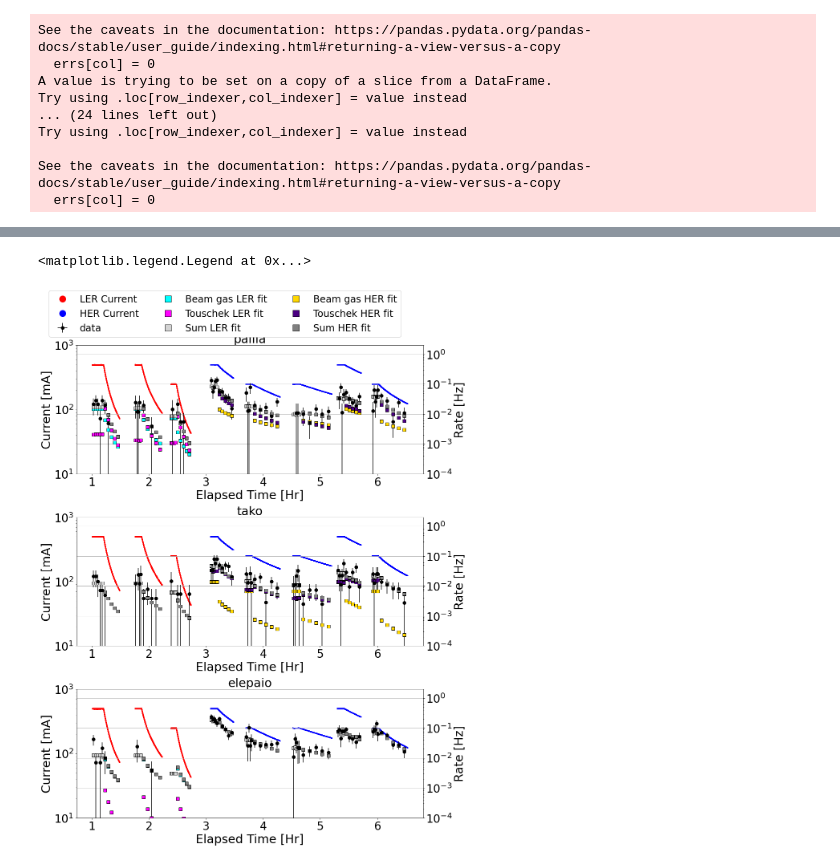
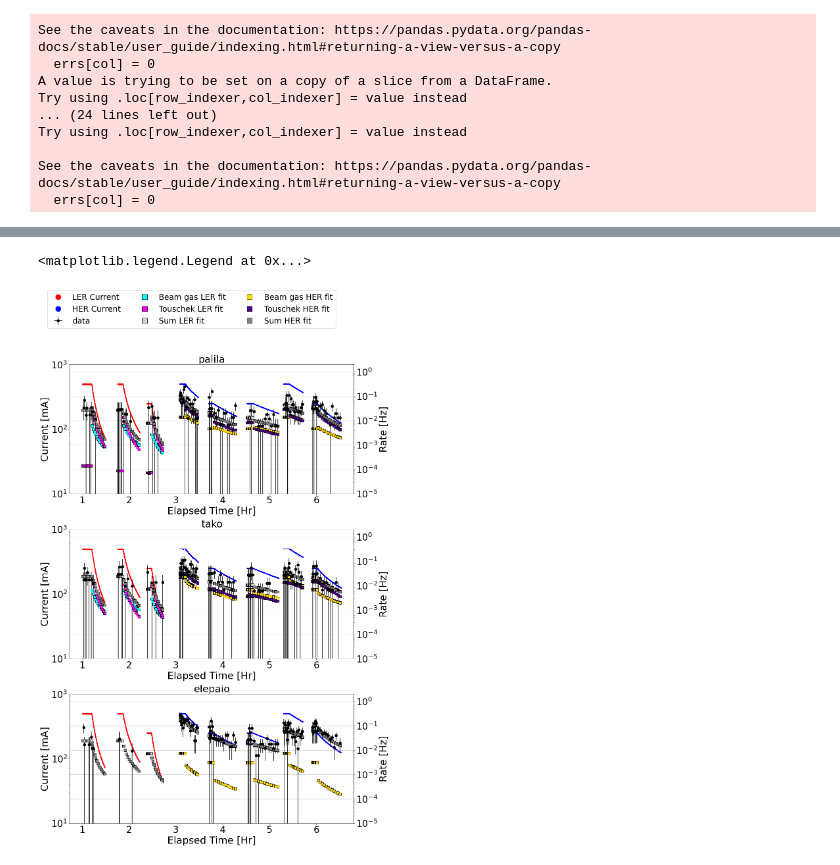
Before and after one commit to jschuel/jeff_workspace, a Jupyter notebook: analysis/phase3/make_single_beam_plots.ipynb, the cells around one changed output, grey strips where cells are left out. Saved outputs shown, nothing was run; the diff lists cells and outputs as text; code cells hidden in the pictures.

```diff
--- a/analysis/phase3/make_single_beam_plots.ipynb
+++ b/analysis/phase3/make_single_beam_plots.ipynb
@@ -36,10 +55,10 @@ See the caveats in the documentation: https://pandas.pydata.org/pandas-docs/stab
 # %%
 data = a.get_raw_study_data()
 data.columns
-avg1 = a.compute_means_and_errs('LER', 'Cont_inj', 5)
-avg2 = a.compute_means_and_errs('LER', 'Decay', 5)
-avg3 = a.compute_means_and_errs('HER', 'Cont_inj', 5)
-avg4 = a.compute_means_and_errs('HER', 'Decay', 5)
+avg1 = a.compute_means_and_errs('LER', 'Cont_inj', 12)
+avg2 = a.compute_means_and_errs('LER', 'Decay', 12)
+avg3 = a.compute_means_and_errs('HER', 'Cont_inj', 12)
+avg4 = a.compute_means_and_errs('HER', 'Decay', 12)
 data_avg = avg1.append([avg2,avg3,avg4])
 data_avg.index = [i for i in range(0,len(data_avg))]
 data_avg['ts_err']= data_avg['ts_err']/3600
@@ -77,6 +97,6 @@ Index(['ts', 'I_HER', 'I_LER', 'P_HER', 'P_LER', 'Sy_HER', 'Sy_LER',
       dtype='object')
 # %%
-bins = 5
+bins = 12
 study_types = ['LER', 'HER']
 study_periods = ["Cont_inj", "Decay"]
 tpcs = ['iiwi', 'nene', 'humu', 'palila', 'tako', 'elepaio']
@@ -158,7 +178,7 @@ plt.rc('xtick', labelsize=28)
 plt.rc('ytick', labelsize=28)
 plt.rc('axes', labelsize=30)
 plt.rc('axes', titlesize=30)
-plt.figure(figsize = (15,18))
+plt.figure(figsize = (15,21))
 i = 1
 for tpc in ['palila', 'tako', 'elepaio']:
     plt.subplot(3,1,i)
@@ -181,41 +201,41 @@ for tpc in ['palila', 'tako', 'elepaio']:
     #    else:
     #        plt.ylim(0,0.4)
     plt.yscale("Log")
-    plt.ylim(1e-4,2)
+    plt.ylim(1e-5,2)
     plt.plot(data_avg.loc[(data_avg['LER_study_flag']==1) & (data_avg['Cont_inj_flag']==1)]['ts'], fit_bg['%s_Cont_inj_LER'%(tpc)][data_avg.loc[(data_avg['LER_study_flag']==1) & (data_avg['Cont_inj_flag']==1)].index.to_numpy()], 's', color = 'cyan', label = 'Predicted beam-gas rate', markersize = 8, markeredgecolor = 'black')
     plt.plot(data_avg.loc[(data_avg['HER_study_flag']==1) & (data_avg['Cont_inj_flag']==1)]['ts'], fit_bg['%s_Cont_inj_HER'%(tpc)][data_avg.loc[(data_avg['HER_study_flag']==1) & (data_avg['Cont_inj_flag']==1)].index.to_numpy()], 's', color = 'gold', label = 'Predicted beam-gas rate', markersize = 8, markeredgecolor = 'black')
     plt.plot(data_avg.loc[(data_avg['LER_study_flag']==1) & (data_avg['Decay_flag']==1)]['ts'], fit_bg['%s_Decay_LER'%(tpc)][data_avg.loc[(data_avg['LER_study_flag']==1) & (data_avg['Decay_flag']==1)].index.to_numpy()], 's', color = 'cyan', label = 'Predicted beam-gas rate', markersize = 8, markeredgecolor = 'black')
     plt.plot(data_avg.loc[(data_avg['HER_study_flag']==1) & (data_avg['Decay_flag']==1)]['ts'], fit_bg['%s_Decay_HER'%(tpc)][data_avg.loc[(data_avg['HER_study_flag']==1) & (data_avg['Decay_flag']==1)].index.to_numpy()], 's', color = 'gold', label = 'Predicted beam-gas rate', markersize = 8, markeredgecolor = 'black')
     plt.plot(data_avg.loc[(data_avg['LER_study_flag']==1) & (data_avg['Cont_inj_flag']==1)]['ts'], fit_t['%s_Cont_inj_LER'%(tpc)][data_avg.loc[(data_avg['LER_study_flag']==1) & (data_avg['Cont_inj_flag']==1)].index.to_numpy()], 's', color = 'magenta', label = 'Predicted Touschek rate', markersize = 8, markeredgecolor = 'black')
     plt.plot(data_avg.loc[(data_avg['HER_study_flag']==1) & (data_avg['Cont_inj_flag']==1)]['ts'], fit_t['%s_Cont_inj_HER'%(tpc)][data_avg.loc[(data_avg['HER_study_flag']==1) & (data_avg['Cont_inj_flag']==1)].index.to_numpy()], 's', color = 'indigo', label = 'Predicted Touschek rate', markersize = 8, markeredgecolor = 'black')
     plt.plot(data_avg.loc[(data_avg['LER_study_flag']==1) & (data_avg['Decay_flag']==1)]['ts'], fit_t['%s_Decay_LER'%(tpc)][data_avg.loc[(data_avg['LER_study_flag']==1) & (data_avg['Decay_flag']==1)].index.to_numpy()], 's', color = 'magenta', label = 'Predicted Touschek rate', markersize = 8, markeredgecolor = 'black')
     plt.plot(data_avg.loc[(data_avg['HER_study_flag']==1) & (data_avg['Decay_flag']==1)]['ts'], fit_t['%s_Decay_HER'%(tpc)][data_avg.loc[(data_avg['HER_study_flag']==1) & (data_avg['Decay_flag']==1)].index.to_numpy()], 's', color = 'indigo', label = 'Predicted Touschek rate', markersize = 8, markeredgecolor = 'black')
     plt.plot(data_avg.loc[(data_avg['LER_study_flag']==1) & (data_avg['Cont_inj_flag']==1)]['ts'], fit['%s_Cont_inj_LER'%(tpc)][data_avg.loc[(data_avg['LER_study_flag']==1) & (data_avg['Cont_inj_flag']==1)].index.to_numpy()], 's', color = 'lightgray', label = 'Predicted Touschek rate', markersize = 8, markeredgecolor = 'black')
     plt.plot(data_avg.loc[(data_avg['HER_study_flag']==1) & (data_avg['Cont_inj_flag']==1)]['ts'], fit['%s_Cont_inj_HER'%(tpc)][data_avg.loc[(data_avg['HER_study_flag']==1) & (data_avg['Cont_inj_flag']==1)].index.to_numpy()], 's', color = 'lightgray', label = 'Predicted Touschek rate', markersize = 8, markeredgecolor = 'black')
     plt.plot(data_avg.loc[(data_avg['LER_study_flag']==1) & (data_avg['Decay_flag']==1)]['ts'], fit['%s_Decay_LER'%(tpc)][data_avg.loc[(data_avg['LER_study_flag']==1) & (data_avg['Decay_flag']==1)].index.to_numpy()], 's', color = 'tab:gray', label = 'Predicted Touschek rate', markersize = 8, markeredgecolor = 'black')
     plt.plot(data_avg.loc[(data_avg['HER_study_flag']==1) & (data_avg['Decay_flag']==1)]['ts'], fit['%s_Decay_HER'%(tpc)][data_avg.loc[(data_avg['HER_study_flag']==1) & (data_avg['Decay_flag']==1)].index.to_numpy()], 's', color = 'tab:gray', label = 'Predicted Touschek rate', markersize = 8, markeredgecolor = 'black')
     p = plt.errorbar(data_avg.loc[(data_avg['LER_study_flag']==1) & (data_avg['Cont_inj_flag']==1)]['ts'], data_avg.loc[(data_avg['LER_study_flag']==1) & (data_avg['Cont_inj_flag']==1)][tpc+'_neutrons'], data_avg.loc[(data_avg['LER_study_flag']==1) & (data_avg['Cont_inj_flag']==1)][tpc+'_neutrons_err'], data_avg.loc[(data_avg['LER_study_flag']==1) & (data_avg['Cont_inj_flag']==1)]['ts_err'], 'o', markersize = 8, color = 'black', label = 'data')
     plt.errorbar(data_avg.loc[(data_avg['HER_study_flag']==1) & (data_avg['Cont_inj_flag']==1)]['ts'], data_avg.loc[(data_avg['HER_study_flag']==1) & (data_avg['Cont_inj_flag']==1)][tpc+'_neutrons'], data_avg.loc[(data_avg['HER_study_flag']==1) & (data_avg['Cont_inj_flag']==1)][tpc+'_neutrons_err'], data_avg.loc[(data_avg['HER_study_flag']==1) & (data_avg['Cont_inj_flag']==1)]['ts_err'], 'o', markersize = 8, color = 'black', label = 'data')
     plt.errorbar(data_avg.loc[(data_avg['LER_study_flag']==1) & (data_avg['Decay_flag']==1)]['ts'], data_avg.loc[(data_avg['LER_study_flag']==1) & (data_avg['Decay_flag']==1)][tpc+'_neutrons'], data_avg.loc[(data_avg['LER_study_flag']==1) & (data_avg['Decay_flag']==1)][tpc+'_neutrons_err'], data_avg.loc[(data_avg['LER_study_flag']==1) & (data_avg['Decay_flag']==1)]['ts_err'], 'o', markersize = 8, color = 'black', label = 'data')
     plt.errorbar(data_avg.loc[(data_avg['HER_study_flag']==1) & (data_avg['Decay_flag']==1)]['ts'], data_avg.loc[(data_avg['HER_study_flag']==1) & (data_avg['Decay_flag']==1)][tpc+'_neutrons'], data_avg.loc[(data_avg['HER_study_flag']==1) & (data_avg['Decay_flag']==1)][tpc+'_neutrons_err'], data_avg.loc[(data_avg['HER_study_flag']==1) & (data_avg['Decay_flag']==1)]['ts_err'], 'o', markersize = 8, color = 'black', label = 'data')
     plt.ylabel("Rate [Hz]")
     custom_lines = [Line2D([0], [0], color='red', label='LER Current', marker='o', linewidth = 0, markersize = 16),
                     Line2D([0], [0], color='blue', label='HER Current', marker='o', linewidth = 0, markersize = 16),
                     p,
                 Line2D([0], [0], color='cyan', label='Beam gas LER fit', marker='s',markeredgecolor = 'black', linewidth = 0, markersize = 16),
                     Line2D([0], [0], color='magenta', label='Touschek LER fit', marker='s',markeredgecolor = 'black', linewidth = 0, markersize = 16),
                     Line2D([0], [0], color='lightgray', label='Sum LER fit', marker='s',markeredgecolor = 'black', linewidth = 0, markersize = 16),
                 Line2D([0], [0], color='gold', label='Beam gas HER fit', marker='s', markeredgecolor = 'black',linewidth = 0, markersize = 16),
                    Line2D([0], [0], color='indigo', label='Touschek HER fit', marker='s', markeredgecolor = 'black',linewidth = 0, markersize = 16),
                     Line2D([0], [0], color='tab:gray', label='Sum HER fit', marker='s', markeredgecolor = 'black',linewidth = 0, markersize = 16)
                    ]
     i += 1
 plt.tight_layout()
-plt.legend(handles=custom_lines, loc='lower right', framealpha = 1, ncol = 3, bbox_to_anchor=(0.95, 3.7))
+plt.legend(handles=custom_lines, loc='lower right', framealpha = 1, ncol = 3, bbox_to_anchor=(0.95, 3.8))
 #plt.savefig("fit_comparison_bwd.png", bbox_inches='tight')
 # %% [output]
 <matplotlib.legend.Legend at 0x...>
-[figure, old version]
+[figure, new version]
 # %%
 plt.rc('legend', fontsize=24)
 plt.rc('xtick', labelsize=28)
```
Also changed, not shown: parts of 6 cells of this notebook, 41 other files.
